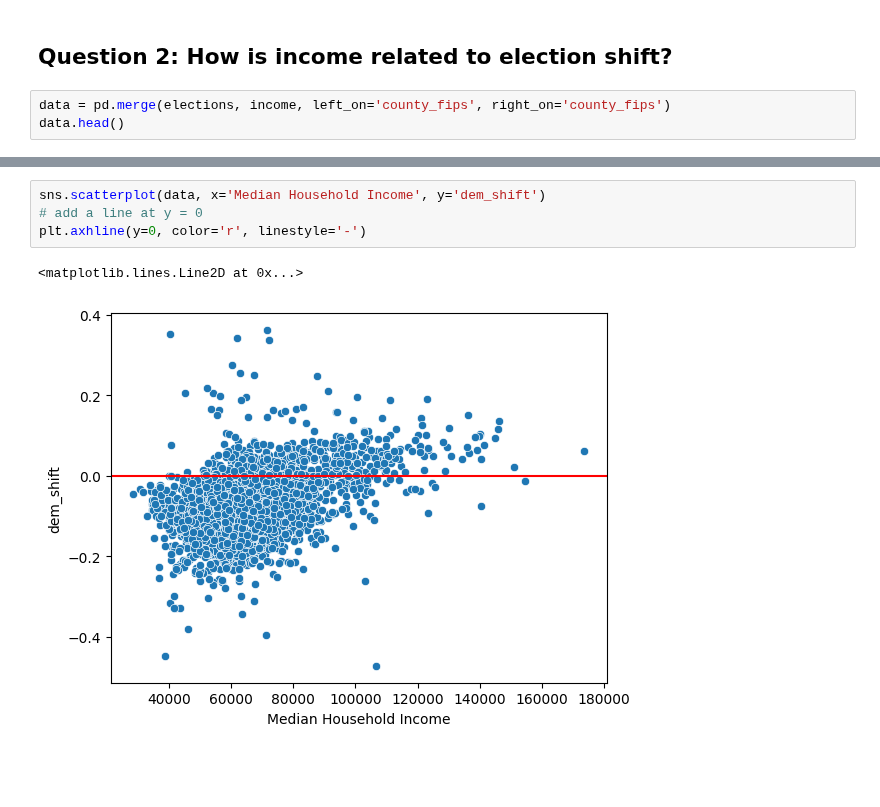
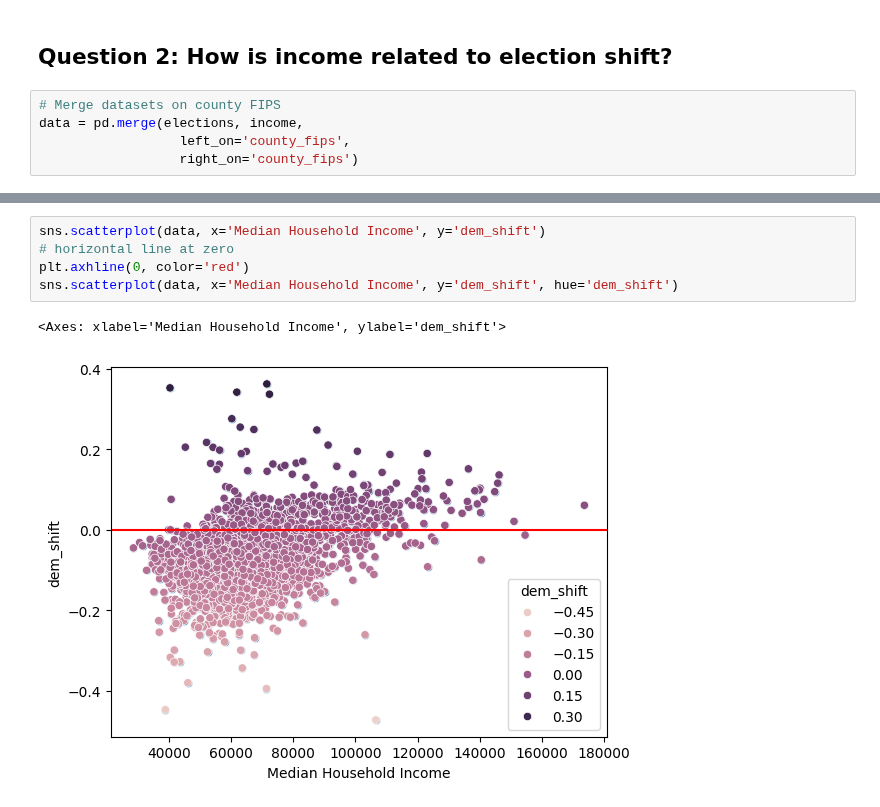
Before and after one commit to tayweid/tayweid.github.io, a Jupyter notebook: econ-0150/parts/part-2-5/Exercise_2_5.ipynb, the cells around one changed output, grey strips where cells are left out. Cells and saved outputs as stored; diff of their text form; blank space fills up the shorter version.

```diff
--- a/econ-0150/parts/part-2-5/Exercise_2_5.ipynb
+++ b/econ-0150/parts/part-2-5/Exercise_2_5.ipynb
@@ -74,5 +65,7 @@ sns.histplot(income, x='Median Household Income')
 # %% [markdown]
 ## Question 2: How is income related to election shift?
 # %%
-data = pd.merge(elections, income, left_on='county_fips', right_on='county_fips')
-data.head()
+# Merge datasets on county FIPS
+data = pd.merge(elections, income,
+                  left_on='county_fips',
+                  right_on='county_fips')
@@ -104,7 +84,8 @@ sns.histplot(data, x='dem_shift')
 # %%
 sns.scatterplot(data, x='Median Household Income', y='dem_shift')
-# add a line at y = 0
-plt.axhline(y=0, color='r', linestyle='-')
+# horizontal line at zero
+plt.axhline(0, color='red')
+sns.scatterplot(data, x='Median Household Income', y='dem_shift', hue='dem_shift')
 # %% [output]
-<matplotlib.lines.Line2D at 0x...>
+<Axes: xlabel='Median Household Income', ylabel='dem_shift'>
-[figure, old version]
+[figure, new version]
```
Also changed, not shown: parts of 10 cells of this notebook, 29 other files.
